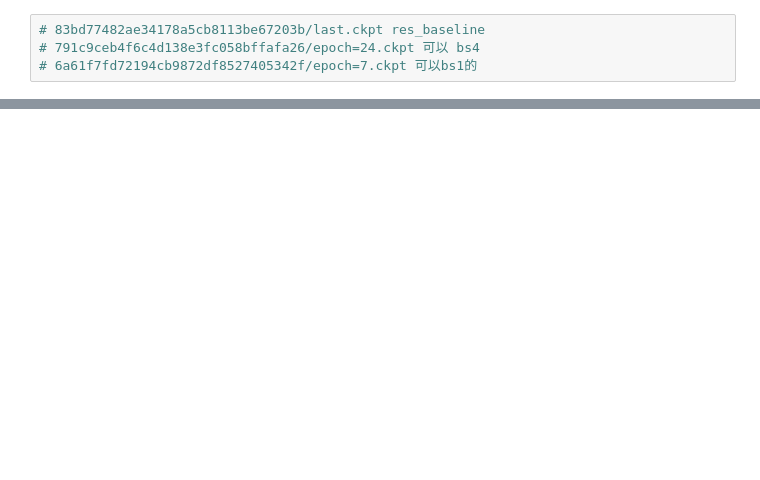
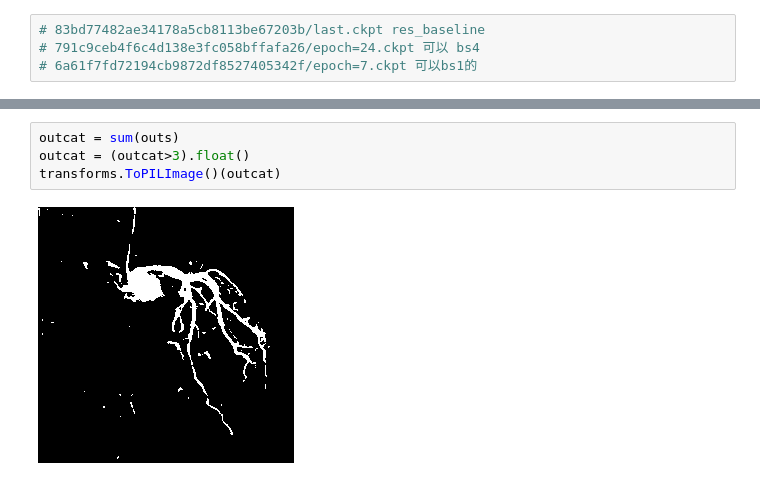
Before and after one commit to newfyu/DSAGAN, a Jupyter notebook: dev.ipynb, the cells around one changed output, grey strips where cells are left out. Drawn from its saved outputs; the diff is of its cells as text; blank space fills up the shorter version.

```diff
--- a/dev.ipynb
+++ b/dev.ipynb
@@ -53 +81,7 @@ transforms.ToPILImage()(out)
+# %%
+outcat = sum(outs)
+outcat = (outcat>3).float()
+transforms.ToPILImage()(outcat)
+# %% [output]
+[figure, added]
 # %%
```
Also changed, not shown: parts of 10 cells of this notebook, 2 other files.
